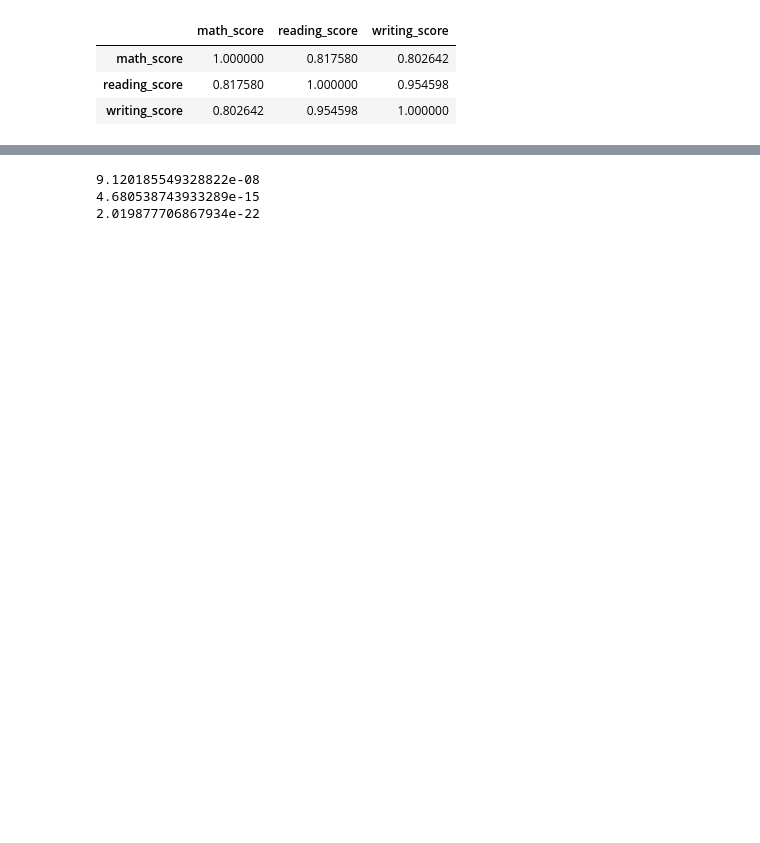
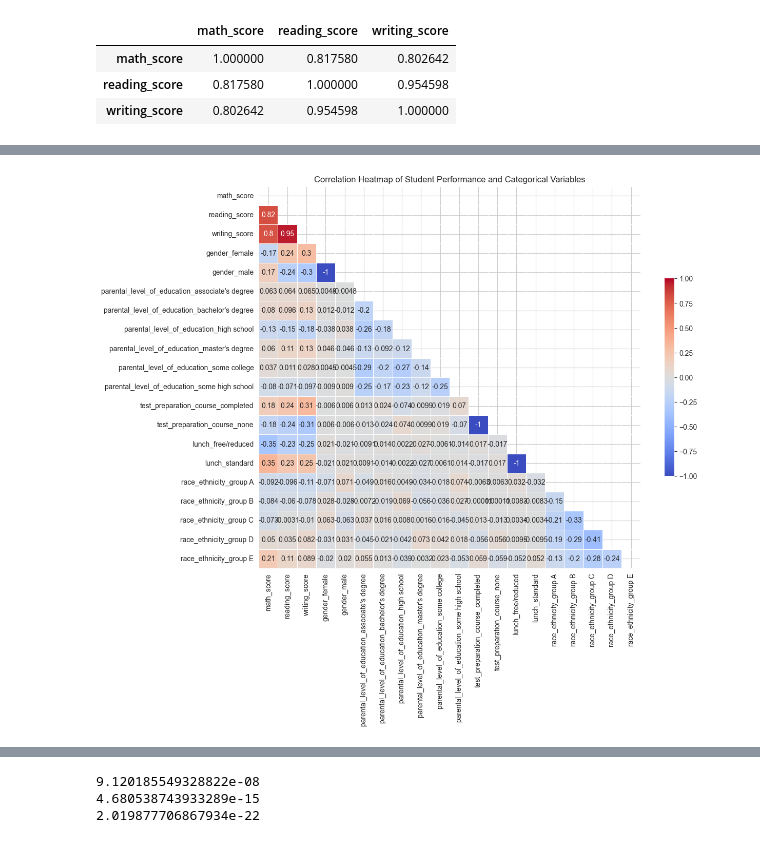
Before and after one commit to garimeh/student_performance, a Jupyter notebook: student_performance.ipynb, the cells around one changed output, grey strips where cells are left out. Saved outputs shown, nothing was run; the diff lists cells and outputs as text; code cells hidden in the pictures; blank space fills up the shorter version.

```diff
--- a/student_performance.ipynb
+++ b/student_performance.ipynb
@@ -129,0 +185,11 @@ df[['math_score', 'reading_score', 'writing_score']].corr()
+# %%
+# One-hot encode the categorical variables
+df_encoded = pd.get_dummies(df, columns=['gender', 'parental_level_of_education', 'test_preparation_course', 'lunch', 'race_ethnicity'])
+
+# Calculate the correlation matrix
+correlation_matrix = df_encoded.corr()
+
+# Filter the correlation matrix to show only correlations with scores
+score_correlations = correlation_matrix[['math_score', 'reading_score', 'writing_score']].drop(['math_score', 'reading_score', 'writing_score'], axis=0)
+
+score_correlations
@@ -130 +215,16 @@ df[['math_score', 'reading_score', 'writing_score']].corr()
+# %%
+# Generate a mask for the upper triangle (optional, for aesthetics)
+mask = np.triu(np.ones_like(correlation_matrix, dtype=bool))
+
+# Set up the matplotlib figure
+plt.figure(figsize=(12, 10))
+
+# Draw the heatmap with the mask and correct aspect ratio
+sns.heatmap(correlation_matrix, mask=mask, cmap='coolwarm', vmax=1, vmin=-1, center=0,
+            square=True, linewidths=.5, cbar_kws={"shrink": .5}, annot=True)
+
+plt.title('Correlation Heatmap of Student Performance and Categorical Variables')
+plt.show()
+# %% [output]
+[figure, added]
 # %% [markdown]
```
Also changed, not shown: parts of 42 cells of this notebook.
